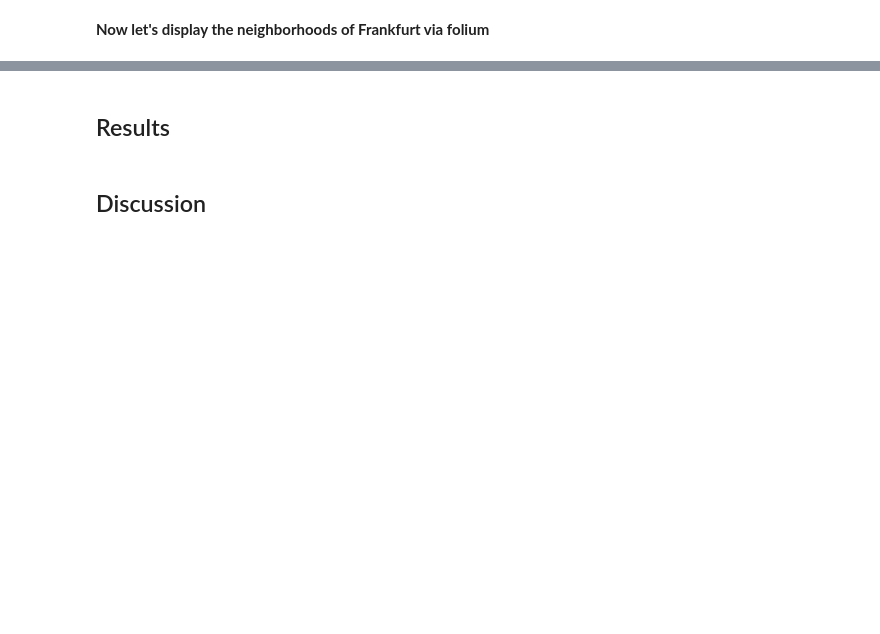
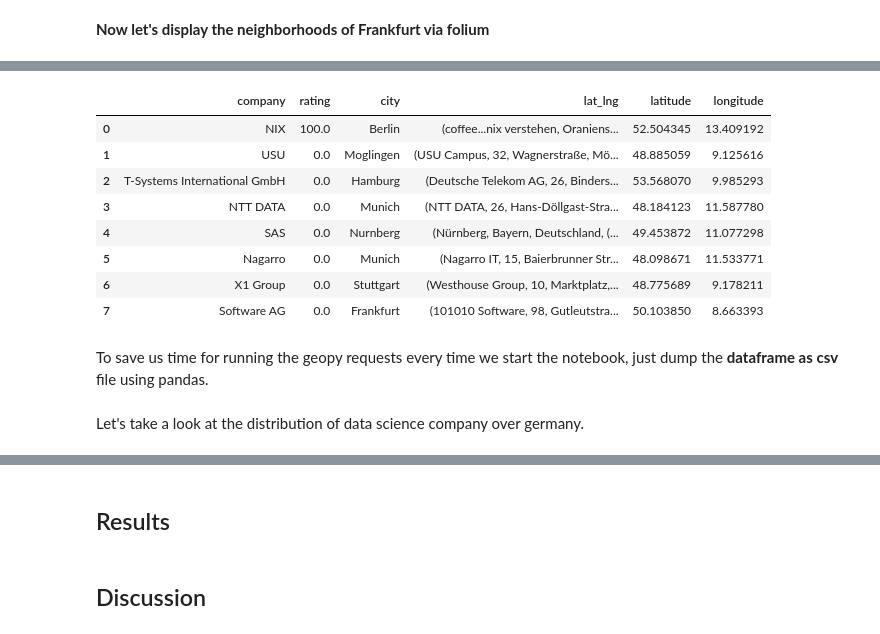
Before and after one commit to marodatavision/Coursera_Capstone, a Jupyter notebook: The_Battle_of_Neighborhoods_Week_1.ipynb, the cells around one changed output, grey strips where cells are left out. Cells and saved outputs as stored; diff of their text form; code cells hidden in the pictures; blank space fills up the shorter version.

```diff
--- a/The_Battle_of_Neighborhoods_Week_1.ipynb
+++ b/The_Battle_of_Neighborhoods_Week_1.ipynb
@@ -141,0 +152,5 @@ map_frankfurt
+# %%
+# read the crawled json file (included in github repo) using pandas
+companies = pd.read_json('./CompanyCrawler/CompanyCrawler/spiders/datascience_companies.json') # adjust path
+companies = companies['companies'][0]
+companies[:5]
@@ -141,0 +165,10 @@ map_frankfurt
+# %%
+# create dataframe
+company_df = pd.DataFrame(data=companies, columns=['company', 'rating', 'city'])
+# extract ratings and cut the last 2 chars in the city column
+company_df['rating'] = company_df['rating'].str.extract(':(\d+\.?\d*)%')
+company_df['city'] = company_df['city'].str.extract('^(\w+),')
+# make sure that the columns have the right datatypes
+company_df['company'] = company_df['company'].astype(str)
+company_df['rating'] = company_df['rating'].astype(float)
+company_df.head()
@@ -141,0 +200,8 @@ map_frankfurt
+# %%
+# assign a new column to company_df and map the company locations dict
+# for having the right coordinates for the related company
+company_df['lat_lng'] = company_df['company'].map(company_locations)
+# split the lat_lng column into 2 columns for each coordinate
+company_df['latitude'] = company_df['lat_lng'].apply(lambda x: x.latitude if x else np.nan)
+company_df['longitude'] = company_df['lat_lng'].apply(lambda x: x.longitude if x else np.nan)
+company_df.head()
@@ -141,0 +215,16 @@ map_frankfurt
+# %%
+# let's drop all companies where we were not able to receive the coordinates (containing np.nan)
+dropped_company_df = company_df.dropna(axis=0).reset_index(drop=True)
+dropped_company_df
+# %% [output]
+|  | company | rating | city | lat_lng | latitude | longitude |
+| 0 | NIX | 100.0 | Berlin | (coffee...nix verstehen, Oraniens... | 52.504345 | 13.409192 |
+| 1 | USU | 0.0 | Moglingen | (USU Campus, 32, Wagnerstraße, Mö... | 48.885059 | 9.125616 |
+| 2 | T-Systems International GmbH | 0.0 | Hamburg | (Deutsche Telekom AG, 26, Binders... | 53.568070 | 9.985293 |
+| 3 | NTT DATA | 0.0 | Munich | (NTT DATA, 26, Hans-Döllgast-Stra... | 48.184123 | 11.587780 |
+| 4 | SAS | 0.0 | Nurnberg | (Nürnberg, Bayern, Deutschland, (... | 49.453872 | 11.077298 |
+| 5 | Nagarro | 0.0 | Munich | (Nagarro IT, 15, Baierbrunner Str... | 48.098671 | 11.533771 |
+| 6 | X1 Group | 0.0 | Stuttgart | (Westhouse Group, 10, Marktplatz,... | 48.775689 | 9.178211 |
+| 7 | Software AG | 0.0 | Frankfurt | (101010 Software, 98, Gutleutstra... | 50.103850 | 8.663393 |
+# %% [markdown]
+To save us time for running the geopy requests every time we start the notebook, just dump the __dataframe as csv__ file using pandas.
@@ -141,0 +234,2 @@ map_frankfurt
+# %% [markdown]
+Let's take a look at the distribution of data science company over germany.
```
Also changed, not shown: parts of 67 cells of this notebook.
